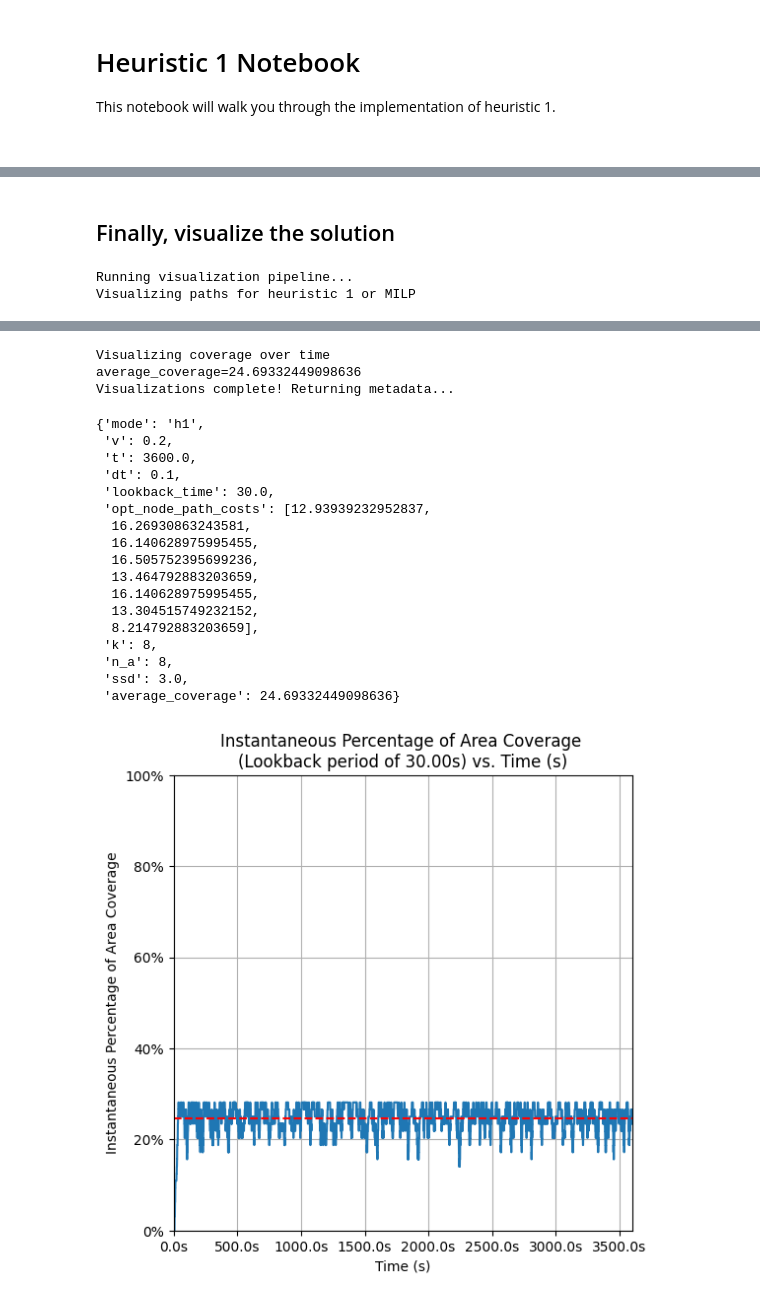
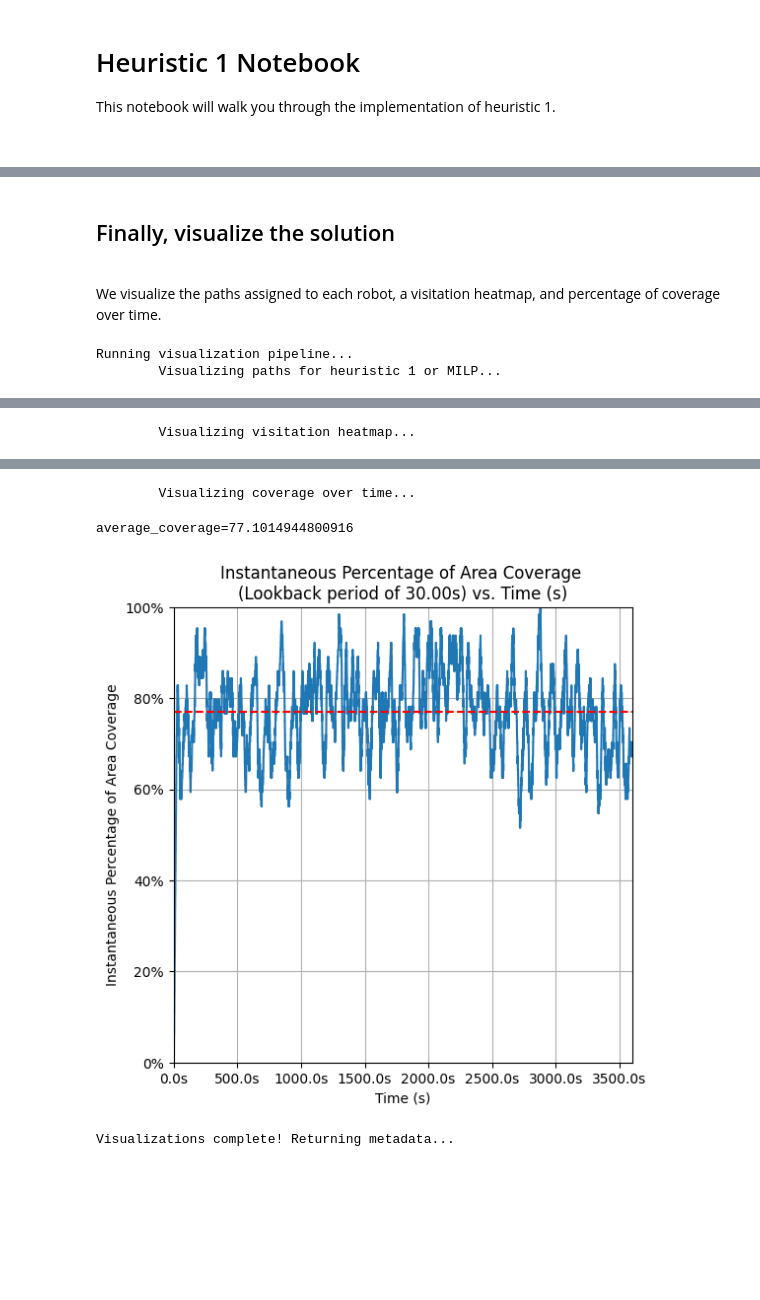
Before and after one commit to nestlab-bae-mqp-2024/mrpcp-solvers, a Jupyter notebook: src/heuristic_attempts/yasars_heuristic_attempts/yasars_heuristic_attempt.ipynb, the cells around one changed output, grey strips where cells are left out. Cells and saved outputs as stored; diff of their text form; code cells hidden in the pictures; blank space fills up the shorter version.

```diff
--- a/src/heuristic_attempts/yasars_heuristic_attempts/yasars_heuristic_attempt.ipynb
+++ b/src/heuristic_attempts/yasars_heuristic_attempts/yasars_heuristic_attempt.ipynb
@@ -37,7 +79,6 @@ skip_tsp_optimization = False
 # %%
 # 1. Create map and get node indices
-sr = d / (np.sqrt(2.) * n)
-ssd = d - np.sqrt(2.) * sr
-print(sr)
-nodes, node_indices, target_indices, depot_indices = construct_map(n, ssd, gfx_sanity_check=True)
+start = time.time()
+nodes, node_indices, target_indices, depot_indices = construct_map(n, ssd, d, gfx_sanity_check=False)
+print(f"Constructing the map took {time.time() - start} seconds.")
 # %% [output]
@@ -278,11 +377,16 @@ Visualizing paths for heuristic 1 or MILP
 # %%
+def step_four_solve(k, rp, tsp_subtours, tsp_indices, tsp_costs):
+    num_of_subtours = len(tsp_subtours)
+    rp = max(int(np.ceil(k / num_of_subtours)), rp)  # Ensure that each robot is assigned at least one subtour
+    for i in range(num_of_subtours, int(num_of_subtours * rp)):
+        tsp_subtours.append(tsp_subtours[i % num_of_subtours])
+        tsp_indices.append(i)
+        tsp_costs.append(tsp_costs[i % num_of_subtours])
+    return tsp_subtours, tsp_indices, tsp_costs
+
+
 # Step 4: Ensure rp
 start = time.time()
-num_of_subtours = len(tsp_subtours)
-rp = max(int(np.ceil(k / num_of_subtours)), rp)
-for i in range(num_of_subtours, int(num_of_subtours * rp)):
-    tsp_subtours.append(tsp_subtours[i % num_of_subtours])
-    tsp_costs.append(tsp_costs[i % num_of_subtours])
-    tsp_indices.append(i)
+tsp_subtours, tsp_indices, tsp_costs = step_four_solve(k, rp, tsp_subtours, tsp_indices, tsp_costs)
 print(f"Step 4 took {time.time() - start} seconds.")
 # %% [output]
@@ -357,16 +455,19 @@ Step 5 took 0.0002970695495605469 seconds.
 # %% [markdown]
 ## Finally, visualize the solution
+
+<br/>
+
+We visualize the paths assigned to each robot, a visitation heatmap, and percentage of coverage over time.
 # %%
-metadata = {"mode": "h1",
-            "v": 0.2,
-            "t": 3600.,
-            "dt": 0.1,
-            "lookback_time": 30.,
-            "opt_node_path_costs": opt_node_path_costs,
-            "k": min(k, len(opt_node_paths)),
-            "n_a": n,
-            "ssd": d}
+metadata["mode"] = "h1"
+metadata["v"] = 0.2
+metadata["t"] = 3600.
+metadata["dt"] = 0.1
+metadata["lookback_time"] = 30.
+metadata["n_a"] = n
+metadata["ssd"] = ssd
+metadata["ssd_discrete"] = d
 run_visualization_pipeline(opt_node_paths, opt_world_paths, metadata)
 # %% [output]
 Running visualization pipeline...
-Visualizing paths for heuristic 1 or MILP
+        Visualizing paths for heuristic 1 or MILP...
@@ -373,0 +475 @@ Visualizing paths for heuristic 1 or MILP
+        Visualizing visitation heatmap...
@@ -375,21 +477,4 @@ Visualizing paths for heuristic 1 or MILP
-Visualizing coverage over time
-average_coverage=24.69332449098636
-Visualizations complete! Returning metadata...
-{'mode': 'h1',
- 'v': 0.2,
- 't': 3600.0,
- 'dt': 0.1,
- 'lookback_time': 30.0,
- 'opt_node_path_costs': [12.93939232952837,
-  16.26930863243581,
-  16.140628975995455,
-  16.505752395699236,
-  13.464792883203659,
-  16.140628975995455,
-  13.304515749232152,
-  8.214792883203659],
- 'k': 8,
- 'n_a': 8,
- 'ssd': 3.0,
- 'average_coverage': 24.69332449098636}
+        Visualizing coverage over time...
+average_coverage=77.1014944800916
-[figure, old version]
+[figure, new version]
+Visualizations complete! Returning metadata...
```
Also changed, not shown: parts of 18 cells of this notebook, 5 other files.
